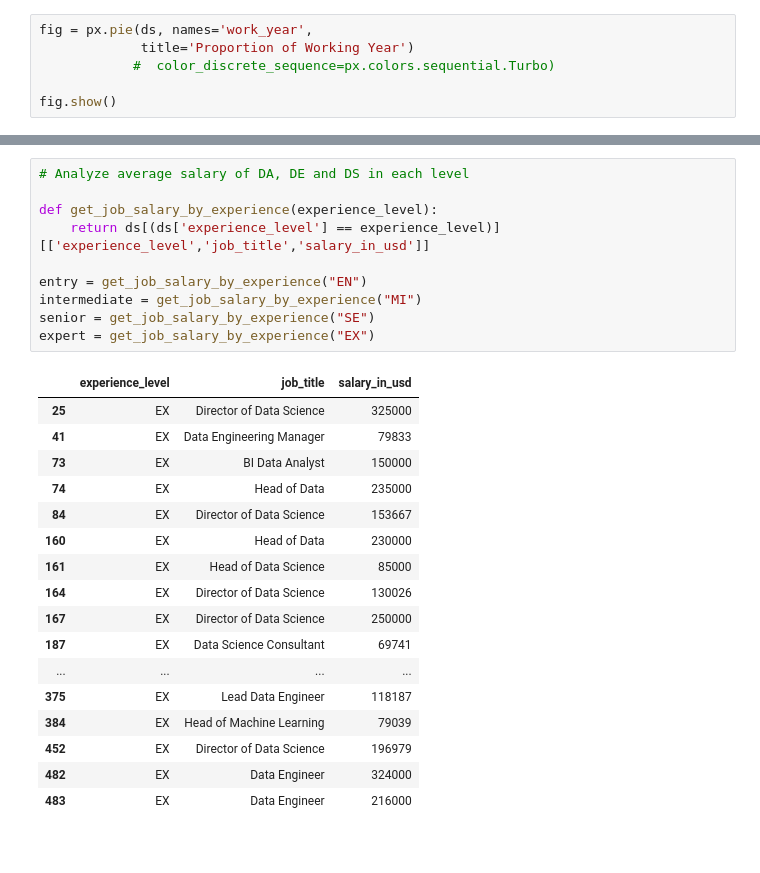
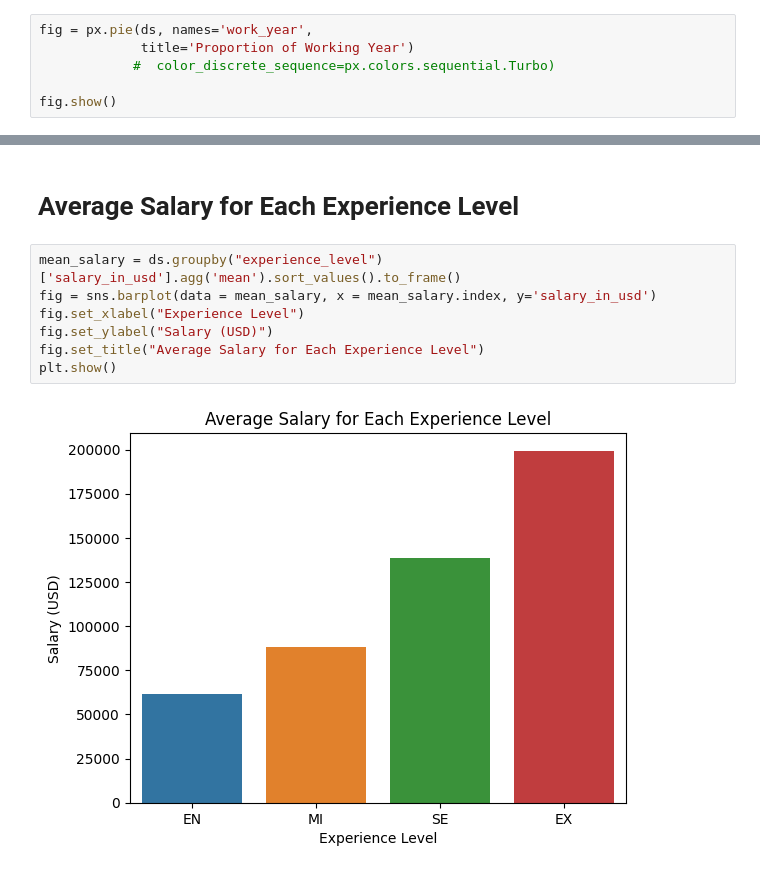
Before and after one commit to theo-thanhlam/data_science_salary, a Jupyter notebook: ds_salaries.ipynb, the cells around one changed output, grey strips where cells are left out. Cells and saved outputs as stored; diff of their text form; blank space fills up the shorter version.

```diff
--- a/ds_salaries.ipynb
+++ b/ds_salaries.ipynb
@@ -152,28 +140,11 @@ plt.show()
-# %%
-# Analyze average salary of DA, DE and DS in each level
-
-def get_job_salary_by_experience(experience_level):
-    return ds[(ds['experience_level'] == experience_level)][['experience_level','job_title','salary_in_usd']]
-
-entry = get_job_salary_by_experience("EN")
-intermediate = get_job_salary_by_experience("MI")
-senior = get_job_salary_by_experience("SE")
-expert = get_job_salary_by_experience("EX")
-# %% [output]
-|  | experience_level | job_title | salary_in_usd |
-| 25 | EX | Director of Data Science | 325000 |
-| 41 | EX | Data Engineering Manager | 79833 |
-| 73 | EX | BI Data Analyst | 150000 |
-| 74 | EX | Head of Data | 235000 |
-| 84 | EX | Director of Data Science | 153667 |
-| 160 | EX | Head of Data | 230000 |
-| 161 | EX | Head of Data Science | 85000 |
-| 164 | EX | Director of Data Science | 130026 |
-| 167 | EX | Director of Data Science | 250000 |
-| 187 | EX | Data Science Consultant | 69741 |
-| ... | ... | ... | ... |
-| 375 | EX | Lead Data Engineer | 118187 |
-| 384 | EX | Head of Machine Learning | 79039 |
-| 452 | EX | Director of Data Science | 196979 |
-| 482 | EX | Data Engineer | 324000 |
-| 483 | EX | Data Engineer | 216000 |
+# %% [markdown]
+# Average Salary for Each Experience Level
+# %%
+mean_salary = ds.groupby("experience_level")['salary_in_usd'].agg('mean').sort_values().to_frame()
+fig = sns.barplot(data = mean_salary, x = mean_salary.index, y='salary_in_usd')
+fig.set_xlabel("Experience Level")
+fig.set_ylabel("Salary (USD)")
+fig.set_title("Average Salary for Each Experience Level")
+plt.show()
+# %% [output]
+[figure, added]
```
Also changed, not shown: parts of 19 cells of this notebook.
